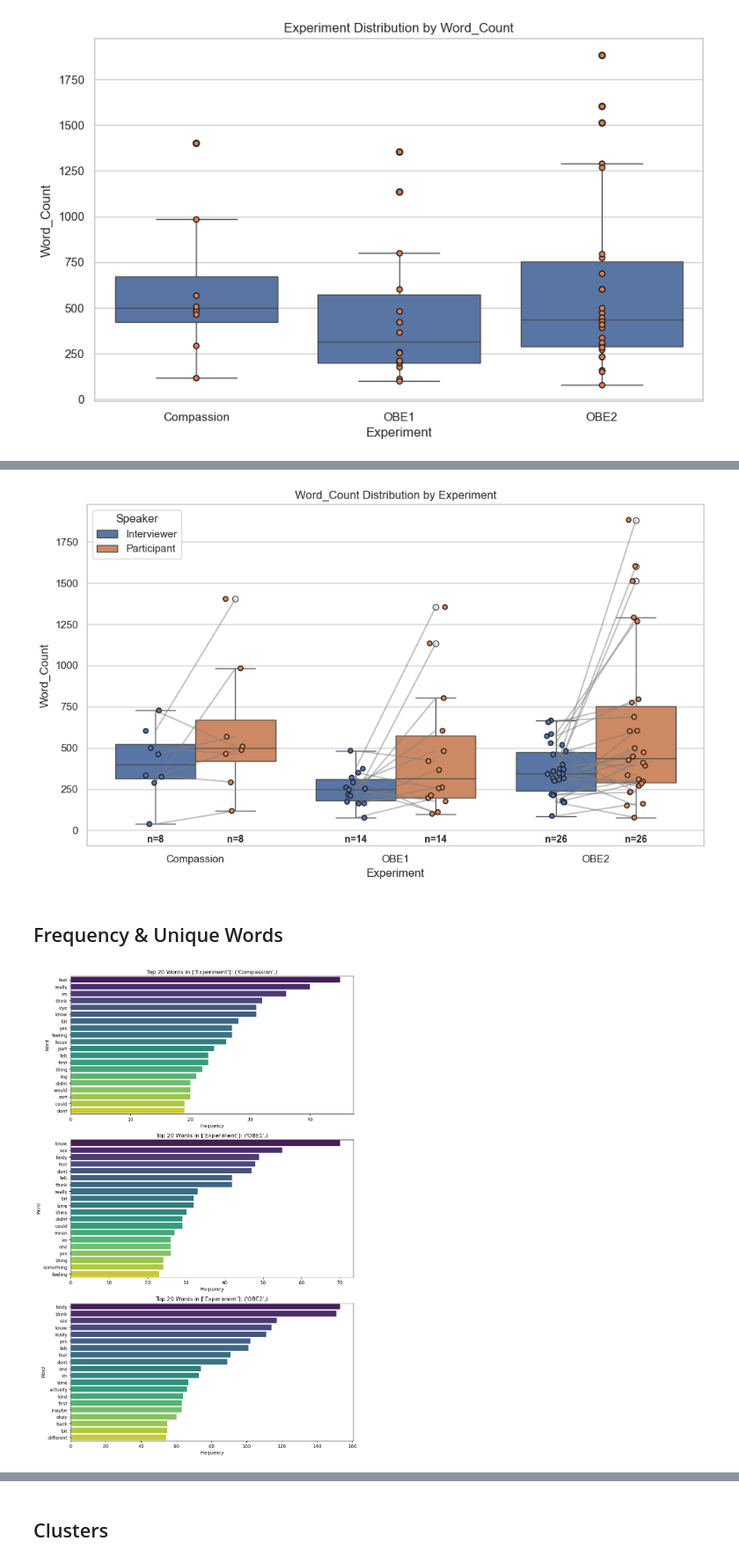
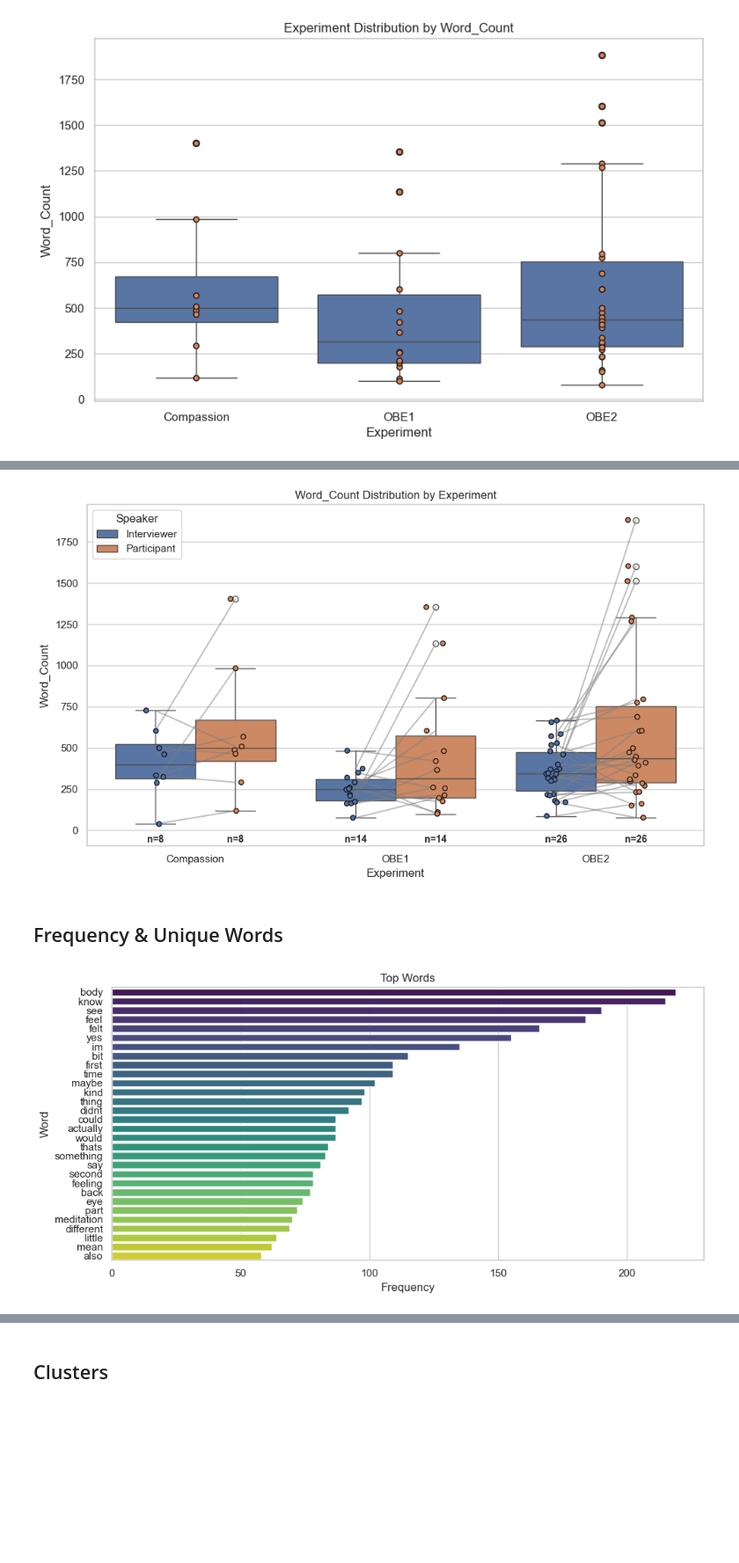
Before and after one commit to AfroDeivid/automatic-interviews-processing, a Jupyter notebook: src/analysis.ipynb, the cells around one changed output, grey strips where cells are left out. Shown at 88% size. Cells and saved outputs as stored; diff of their text form; code cells hidden in the pictures; blank space fills up the shorter version.

```diff
--- a/src/analysis.ipynb
+++ b/src/analysis.ipynb
@@ -57,19 +53,19 @@ stripplot_with_counts(aggregate_counts(df_participant, ['Experiment', "Id", "Con
 # %%
-stripplot_with_counts(aggregate_counts(df, ['Experiment', "Id", 'Speaker']), 'Experiment', 'Word_Count', hue_column='Speaker', id_column="Id")
+stripplot_with_counts(aggregate_counts(df_all, ['Experiment', "Id", 'Speaker']), 'Experiment', 'Word_Count', hue_column='Speaker', id_column="Id")
 # %% [output]
-[figure, old version]
+[figure, new version]
 # %% [markdown]
 ## Frequency & Unique Words
 # %%
-extra_words = ["yeah","like"]
+extra_words = ["yeah","like", 'really', 'okay','mm','think','dont','one']
 
 df_participant['preprocessed_content'] = df_participant['Content'].apply(
     lambda x: preprocess_text(x, extra_stopwords=extra_words)
 )
 # %%
-word_frequency_analysis(df_participant, groupby_column=["Experiment"])
+word_frequency_analysis(df_participant, top_n=30) #groupby_column=["Experiment"])
 # %% [output]
-[figure, old version]
+[figure, new version]
 # %%
 # You can specify any list of columns for grouping, e.g., ['Experiment', 'Condition']
 unique_words_df_participant = count_unique_words(df_participant, groupby_columns=['Experiment', 'Condition'])
```
Also changed, not shown: parts of 4 cells of this notebook, 8 other files.
